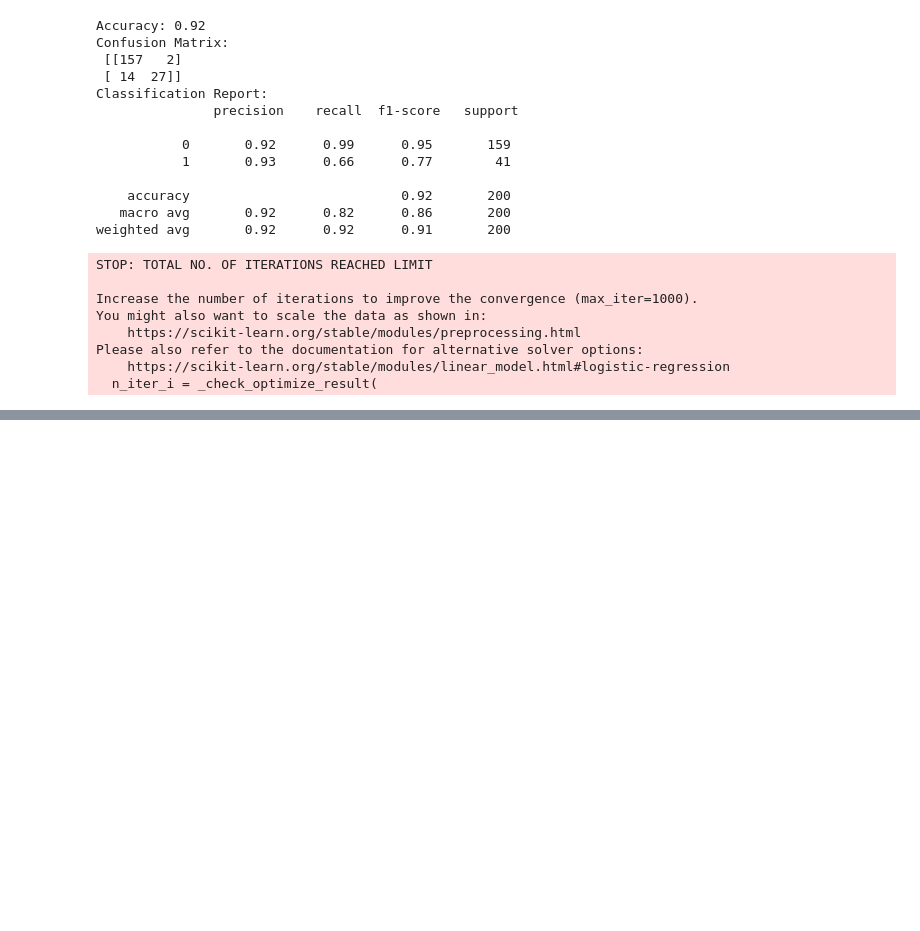
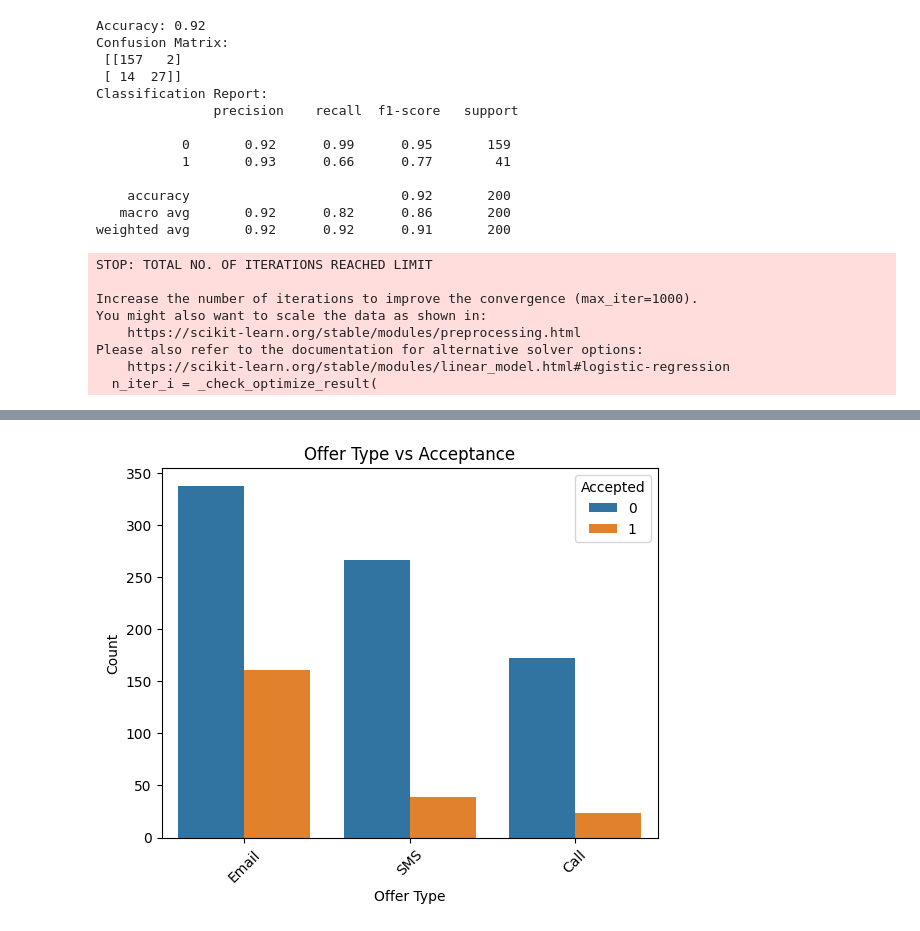
Before and after one commit to Japneet-29/Card-Spend-Analysis, a Jupyter notebook: card_offer_analysis.ipynb, the cells around one changed output, grey strips where cells are left out. Saved outputs shown, nothing was run; the diff lists cells and outputs as text; code cells hidden in the pictures; blank space fills up the shorter version.

```diff
--- a/card_offer_analysis.ipynb
+++ b/card_offer_analysis.ipynb
@@ -63,0 +82,10 @@ plt.show()
+# %%
+sns.countplot(data=df, x='OfferType', hue='OfferAccepted')
+plt.title('Offer Type vs Acceptance')
+plt.xlabel('Offer Type')
+plt.ylabel('Count')
+plt.xticks(rotation=45)
+plt.legend(title='Accepted')
+plt.show()
+# %% [output]
+[figure, added]
```
Also changed, not shown: parts of 8 cells of this notebook, 8 other files.
